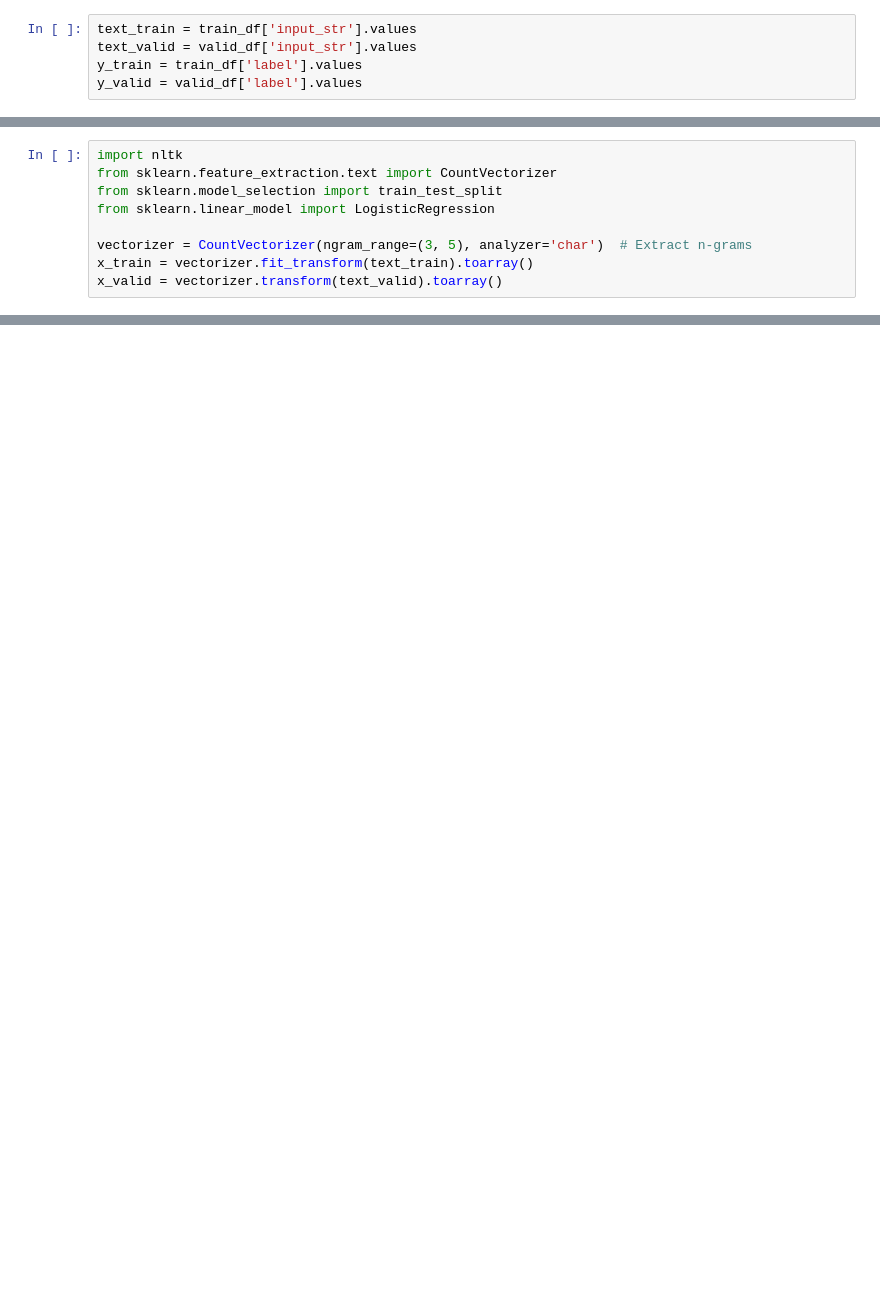
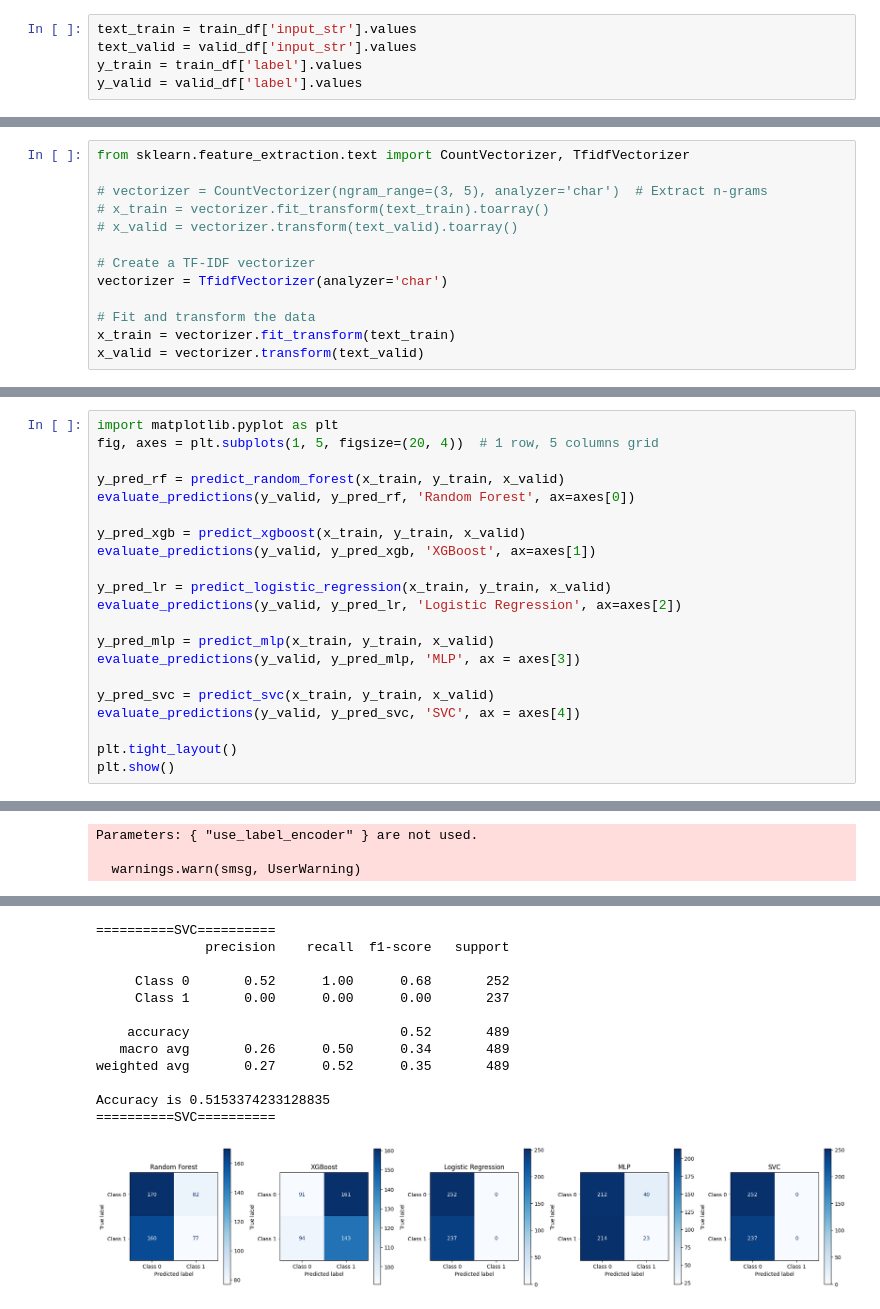
Before and after one commit to A-Rush-R/CS771-Mini-Project, a Jupyter notebook: text_seq/simplemodels_ngram.ipynb, the cells around one changed output, grey strips where cells are left out. Saved outputs shown, nothing was run; the diff lists cells and outputs as text; blank space fills up the shorter version.

```diff
--- a/text_seq/simplemodels_ngram.ipynb
+++ b/text_seq/simplemodels_ngram.ipynb
@@ -22,9 +31,13 @@ y_valid = valid_df['label'].values
 # %%
-import nltk
-from sklearn.feature_extraction.text import CountVectorizer
-from sklearn.model_selection import train_test_split
-from sklearn.linear_model import LogisticRegression
+from sklearn.feature_extraction.text import CountVectorizer, TfidfVectorizer
 
-vectorizer = CountVectorizer(ngram_range=(3, 5), analyzer='char')  # Extract n-grams
-x_train = vectorizer.fit_transform(text_train).toarray()
-x_valid = vectorizer.transform(text_valid).toarray()
+# vectorizer = CountVectorizer(ngram_range=(3, 5), analyzer='char')  # Extract n-grams
+# x_train = vectorizer.fit_transform(text_train).toarray()
+# x_valid = vectorizer.transform(text_valid).toarray()
+
+# Create a TF-IDF vectorizer
+vectorizer = TfidfVectorizer(analyzer='char')
+
+# Fit and transform the data
+x_train = vectorizer.fit_transform(text_train)
+x_valid = vectorizer.transform(text_valid)
@@ -36,0 +53,22 @@ evaluate_predictions(y_valid, y_pred_lr, title = 'ngram then LR')
+# %%
+import matplotlib.pyplot as plt
+fig, axes = plt.subplots(1, 5, figsize=(20, 4))  # 1 row, 5 columns grid
+
+y_pred_rf = predict_random_forest(x_train, y_train, x_valid)
+evaluate_predictions(y_valid, y_pred_rf, 'Random Forest', ax=axes[0])
+
+y_pred_xgb = predict_xgboost(x_train, y_train, x_valid)
+evaluate_predictions(y_valid, y_pred_xgb, 'XGBoost', ax=axes[1])
+
+y_pred_lr = predict_logistic_regression(x_train, y_train, x_valid)
+evaluate_predictions(y_valid, y_pred_lr, 'Logistic Regression', ax=axes[2])
+
+y_pred_mlp = predict_mlp(x_train, y_train, x_valid)
+evaluate_predictions(y_valid, y_pred_mlp, 'MLP', ax = axes[3])
+
+y_pred_svc = predict_svc(x_train, y_train, x_valid)
+evaluate_predictions(y_valid, y_pred_svc, 'SVC', ax = axes[4])
+
+plt.tight_layout()
+plt.show()
+# %% [output]
@@ -36,0 +87,3 @@ evaluate_predictions(y_valid, y_pred_lr, title = 'ngram then LR')
+Parameters: { "use_label_encoder" } are not used.
+
+  warnings.warn(smsg, UserWarning)
@@ -36,0 +120,13 @@ evaluate_predictions(y_valid, y_pred_lr, title = 'ngram then LR')
+==========SVC==========
+              precision    recall  f1-score   support
+
+     Class 0       0.52      1.00      0.68       252
+     Class 1       0.00      0.00      0.00       237
+
+    accuracy                           0.52       489
+   macro avg       0.26      0.50      0.34       489
+weighted avg       0.27      0.52      0.35       489
+
+Accuracy is 0.5153374233128835
+==========SVC==========
+[figure, added]
```
Also changed, not shown: parts of 6 cells of this notebook, 2 other files.
